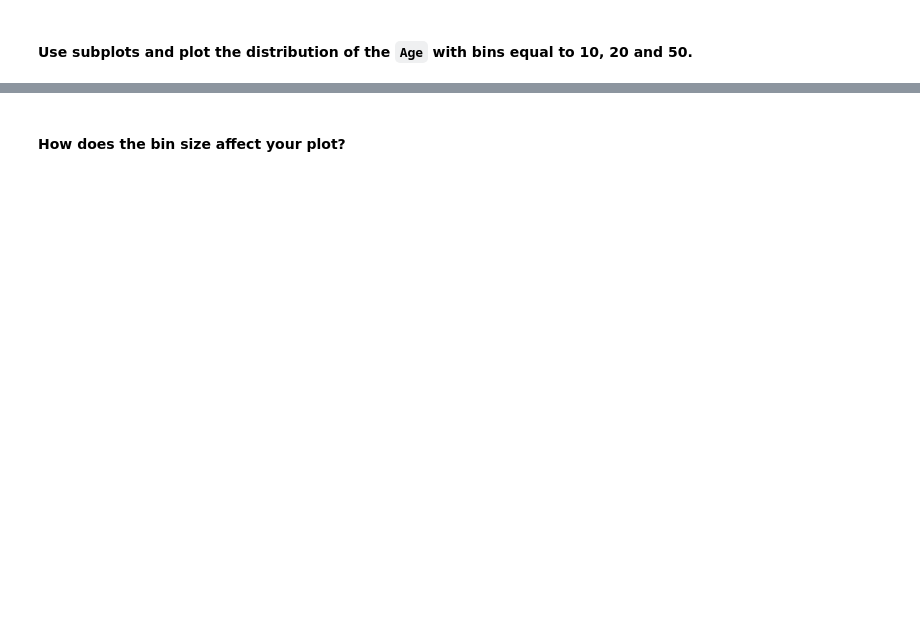
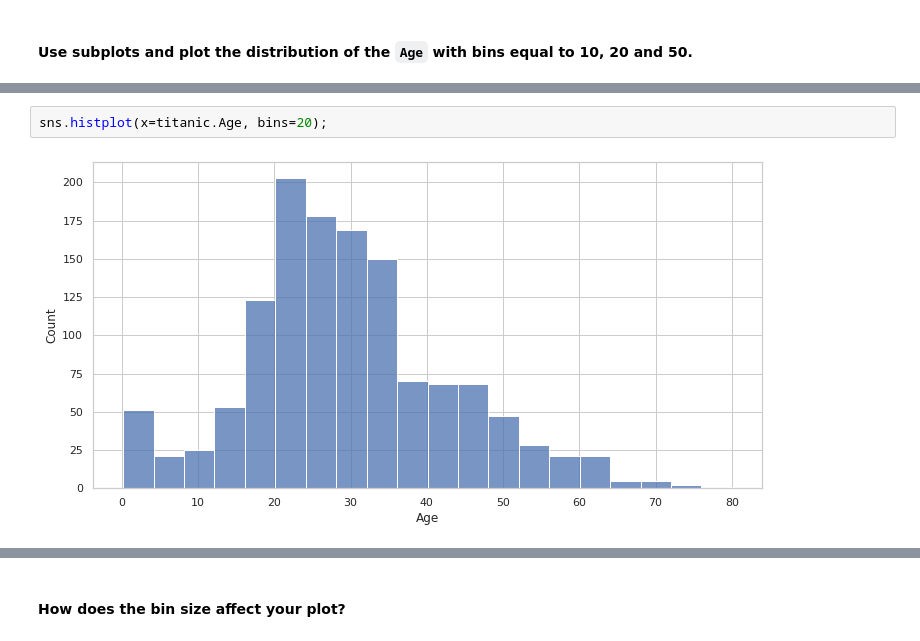
Before and after one commit to Ironhack-Data-Madrid-Enero-2022/lab-matplotlib-seaborn, a Jupyter notebook: your-code/main.ipynb, the cells around one changed output, grey strips where cells are left out. Cells and saved outputs as stored; diff of their text form; blank space fills up the shorter version.

```diff
--- a/your-code/main.ipynb
+++ b/your-code/main.ipynb
@@ -87,0 +204,4 @@ How the average number of steps change by month. Use the appropriate visualizati
+# %%
+sns.histplot(x=titanic.Age, bins=20);
+# %% [output]
+[figure, added]
```
Also changed, not shown: parts of 47 cells of this notebook.
